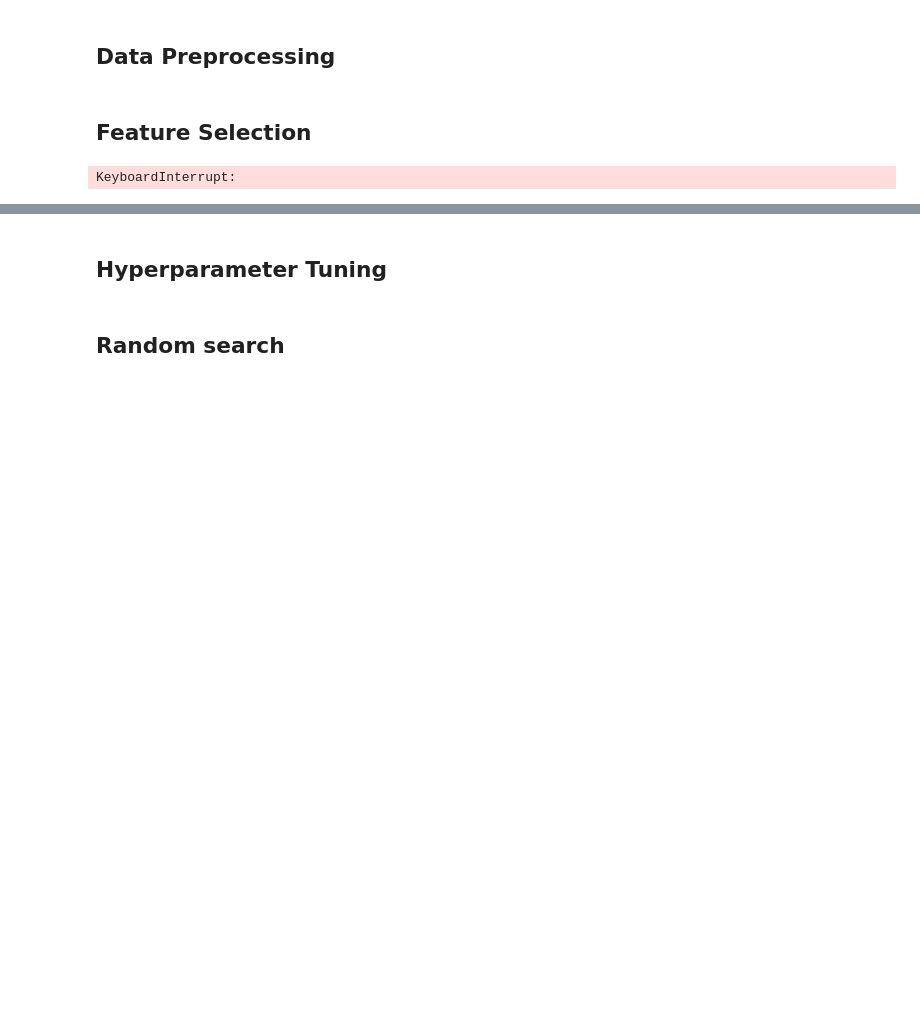
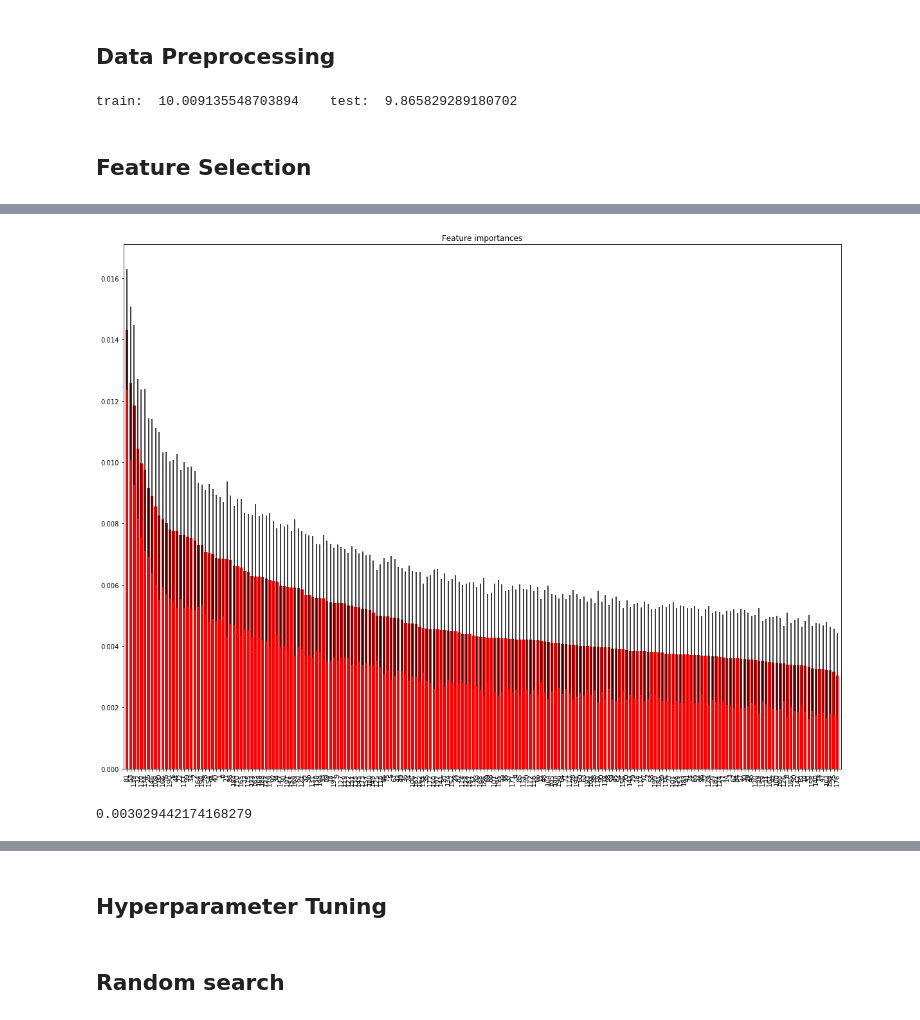
Before and after one commit to JakobGM/machine-learning-course, a Jupyter notebook: project/berild.ipynb, the cells around one changed output, grey strips where cells are left out. Cells and saved outputs as stored; diff of their text form; code cells hidden in the pictures; blank space fills up the shorter version.

Commit message:
add variable importance

```diff
--- a/project/berild.ipynb
+++ b/project/berild.ipynb
@@ -3,10 +3,14 @@
 # %%
 import pandas as pd
 import numpy as np
-from sklearn.metrics import mean_squared_error, roc_auc_score, roc_curve
+import pickle
+from sklearn.metrics import mean_squared_error, roc_auc_score, roc_curve, confusion_matrix
+from sklearn.externals import joblib
+import matplotlib.pyplot as plt
+import seaborn as sns
 
 
-train_df = pd.read_csv("data/train_small.csv", header=None)
-test_df = pd.read_csv("data/test_small.csv")
+train_df = pd.read_csv("../project/data/train_small.csv", header=None)
+test_df = pd.read_csv("../project/data/test_small.csv")
 
 train_df.columns = list([test_df.columns[0],"target",*test_df.columns[1:]])
@@ -61,42 +20,38 @@ test_df.describe()
 # %% [markdown]
 ## Data Preprocessing
 # %%
-response = np.array(train_df['#target'])
+response = np.array(train_df['target'])
 features = np.array(train_df.iloc[:,2:])
 features_list = list(train_df.iloc[:,2:].columns)
 
 from sklearn.model_selection import train_test_split
 train_features, test_features, train_response, test_response = train_test_split(features, response, test_size = 0.25, random_state = 42)
+# %%
+print("train: ", 100*train_response.sum()/train_response.size,"   test: ", 100*test_response.sum()/test_response.size)
+# %% [output]
+train:  10.009135548703894    test:  9.865829289180702
 # %% [markdown]
 ## Feature Selection
 # %%
 from sklearn.ensemble import RandomForestRegressor
 
-rf = RandomForestRegressor(n_estimators = 1000, random_state = 42)
+rf = RandomForestRegressor(n_estimators = 100, random_state = 42, verbose = 10,n_jobs = -1)
 
 rf.fit(train_features, train_response)
-# %% [output]
-KeyboardInterrupt:
 # %%
-preds = clf.predict(test_features)
+preds = rf.predict(test_features)
 pd.crosstab(test_response, preds, rownames=['Actual Value'], colnames=['Predicted Value'])
 
 importances = rf.feature_importances_
 std = np.std([tree.feature_importances_ for tree in rf.estimators_],
              axis=0)
 indices = np.argsort(importances)[::-1]
-
-# Print the feature ranking
-print("Feature ranking:")
-
-for f in range(X.shape[1]):
-    print("%d. feature %d (%f)" % (f + 1, indices[f], importances[indices[f]]))
-
 # Plot the feature importances of the forest
-plt.figure()
+plt.figure(figsize = (20,15))
 plt.title("Feature importances")
-plt.bar(range(X.shape[1]), importances[indices],
+plt.bar(range(test_features.shape[1]), importances[indices],
        color="r", yerr=std[indices], align="center")
-plt.xticks(range(X.shape[1]), indices)
-plt.xlim([-1, X.shape[1]])
+plt.xticks(range(test_features.shape[1]), indices, rotation='vertical')
+plt.xlim([-1, test_features.shape[1]])
 plt.show()
+# %% [output]
@@ -102,0 +70,5 @@ plt.show()
+[figure, added]
+# %%
+importances.min()
+# %% [output]
+0.003029442174168279
```
Also changed, not shown: parts of 14 cells of this notebook, 1 other file.
